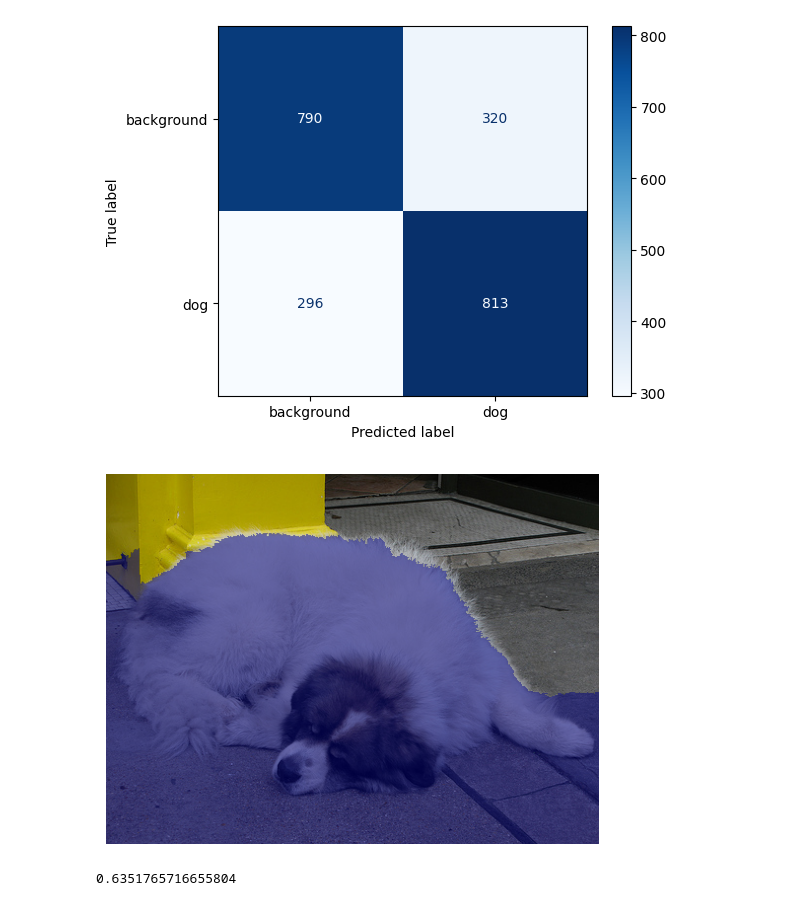
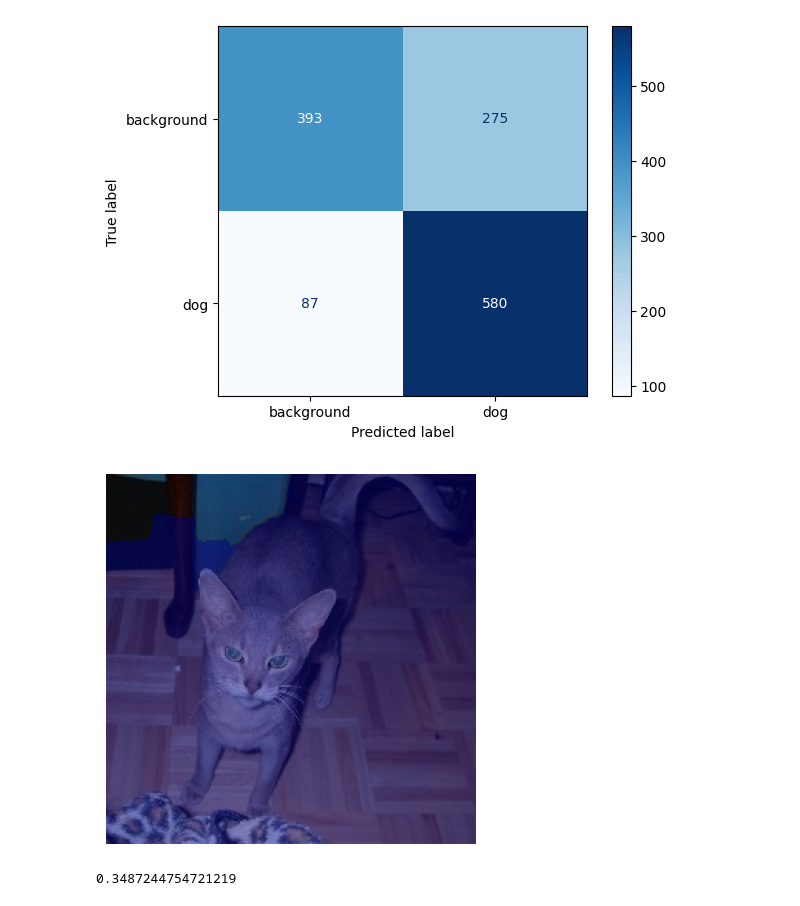
Before and after one commit to Hugo-dgn/GRM, a Jupyter notebook: segment_OxfordIIITPet.ipynb, the cells around one changed output. Saved outputs shown, nothing was run; the diff lists cells and outputs as text; code cells hidden in the pictures.

```diff
--- a/segment_OxfordIIITPet.ipynb
+++ b/segment_OxfordIIITPet.ipynb
@@ -193,11 +235,10 @@ print("Mean IoU:", ious.mean())
 # %%
-i = 2
+i = 1
 image, (mask, cat) = test_dataset[idx_test[i]]
 image = np.array(image)
 mask = np.array(preprocess(mask))
 
-segments, pixels, edges = utils.get_superpixels(image)
-graph = utils.get_super_pixels_graph(model.model, image, 1)
+segments, pixels, edges = utils.get_superpixels(image, n_segments=n_segments, compactness=compactness)
 
 _, labels, super_mask = utils.process_super_pixel(image, mask, segments, pixels)
 for i, p in enumerate(pixels):
@@ -215,8 +256,8 @@ labels = []
 for i in tqdm(idx_train):
     image, (mask, cat) = dataset[i]
     mask = preprocess(mask)
-    segments, pixels, edges = utils.get_superpixels(image)
-    feature, label, _ = utils.process_super_pixel(image, mask, segments, pixels)
+    segments, pixels, edges = utils.get_superpixels(image, n_segments=n_segments, compactness=compactness)
+    feature, label, _ = utils.process_super_pixel(image, mask, segments, pixels, agg_func=agg_func)
     features.append(feature)
     labels.append(label)
 
@@ -241,13 +284,15 @@ X_train, X_test, y_train, y_test = train_test_split(
     features, labels, test_size=0.2, random_state=42, stratify=labels
 )
 
-logisticMask = models.LogisticMask(size)
-densityMask = models.DensityMask(size)
+logisticMask = models.SuperLogisticMask(agg_func=agg_func)
+rdfMask = models.SuperSegment(RandomForestClassifier(10, max_depth=2), agg_func=agg_func)
+densityMask = models.SuperDensityMask(agg_func=agg_func)
 
 logisticMask.fit(X_train, y_train)
+rdfMask.fit(X_train, y_train)
 densityMask.fit(X_train, y_train)
 # %%
-model = logisticMask
+model = densityMask
 
 y_pred = model.predict(X_test)
 
@@ -256,24 +301,18 @@ disp = ConfusionMatrixDisplay(confusion_matrix=cm, display_labels=["background",
 disp.plot(cmap="Blues")
 plt.show()
 # %% [output]
-[figure, old version]
+[figure, new version]
 # %%
-i = 4
+i = 8
 
 image, (mask, cat) = test_dataset[idx_test[i]]
 mask = preprocess(mask)
+image = np.array(image)
 
-graph = utils.get_super_pixels_graph(model.model, image, 1, transform=model.scaler)
-marginals = inference.loopy_bp(graph, 50)
-
-segments, pixels, edges = utils.get_superpixels(image)
-
-predictions = np.zeros_like(mask)
-for pixel, label in marginals.items():
-    predictions[segments==pixel] = np.argmax(label)
+predictions = model(image, 50)
 
 plot_mask(image, predictions)
 print(IoU(mask, predictions))
 # %% [output]
-[figure, old version]
+[figure, new version]
-0.6351765716655804
+0.3487244754721219
```
Also changed, not shown: parts of 18 cells of this notebook, 12 other files.
